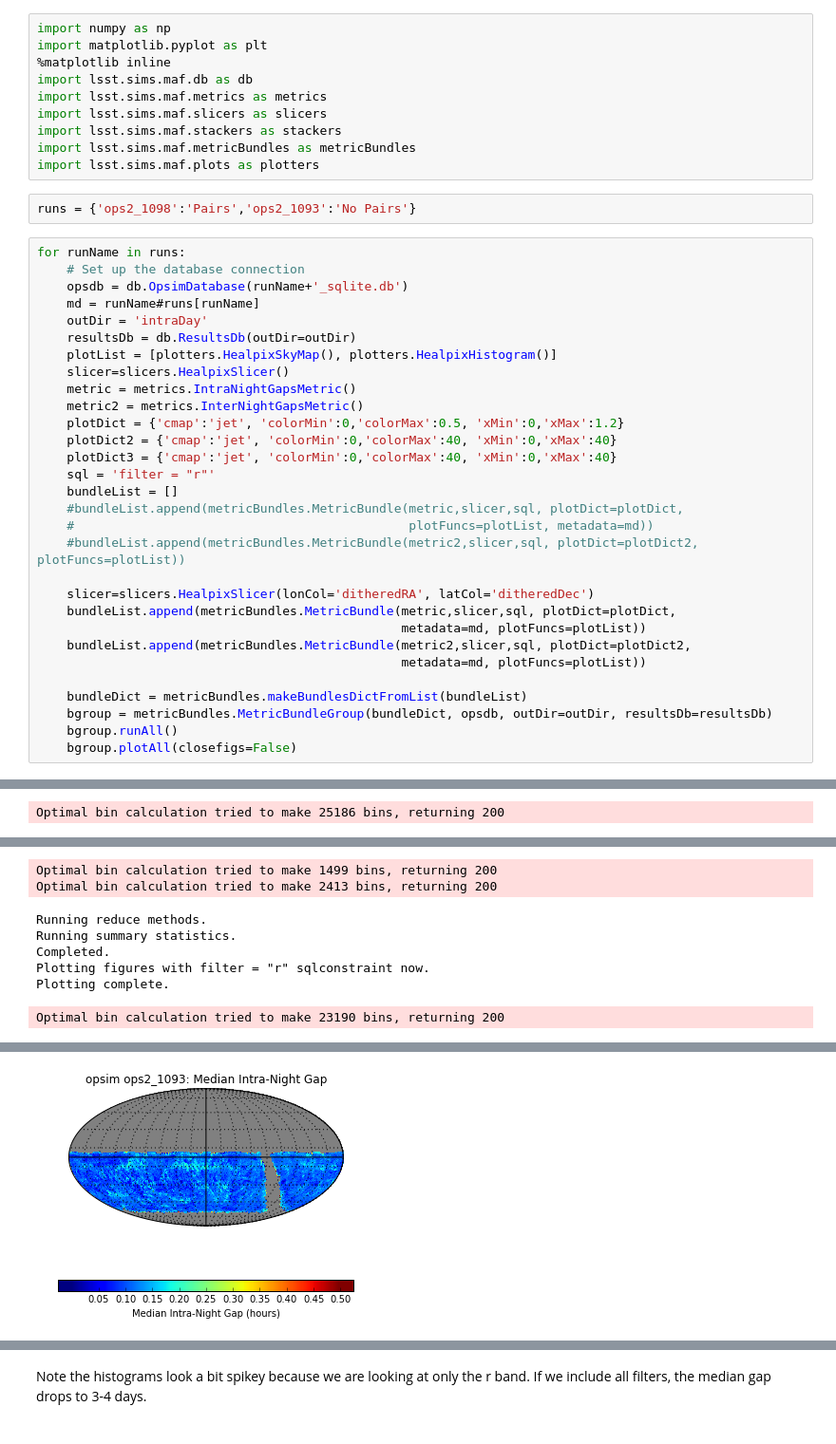
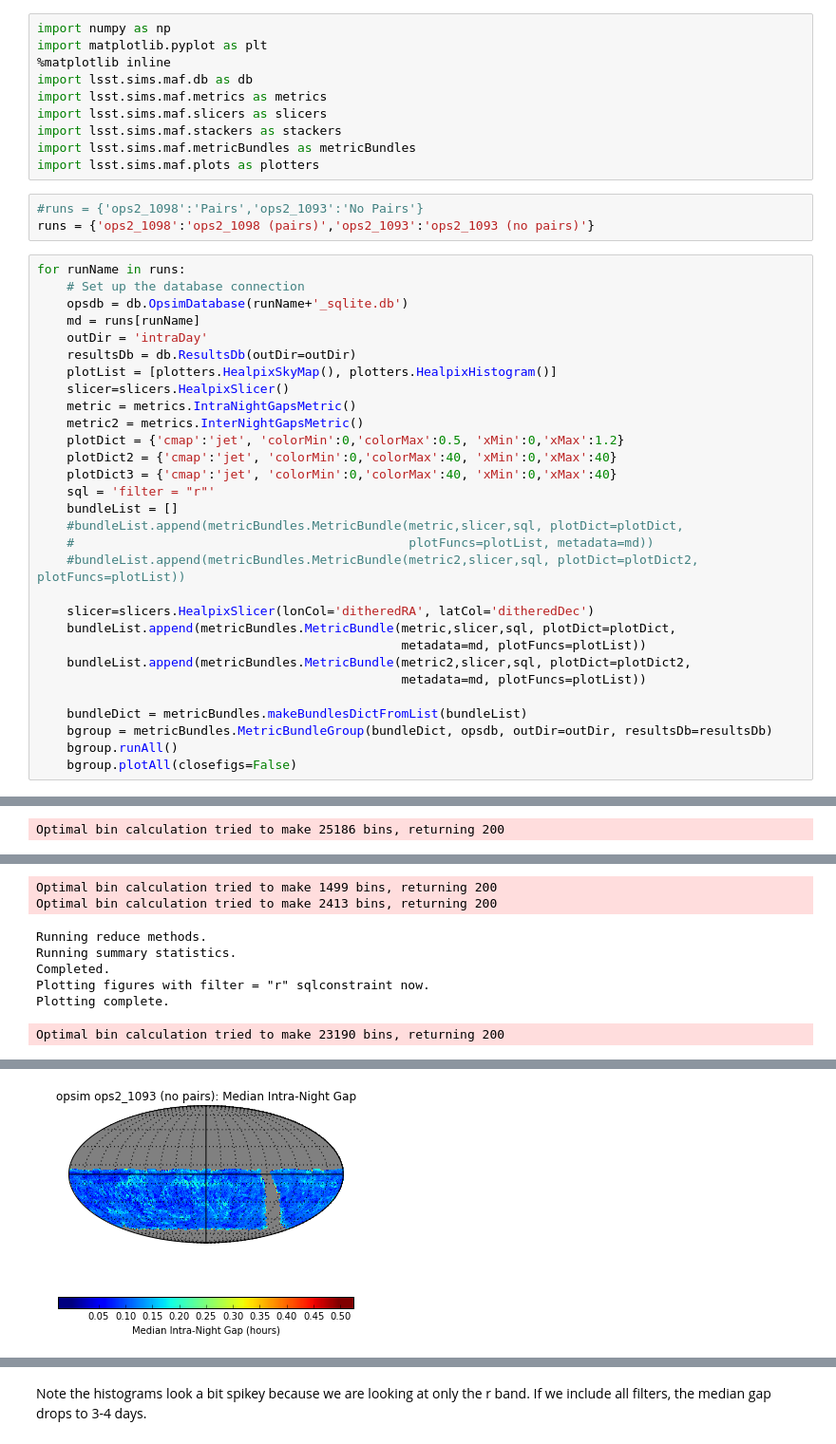
Before and after one commit to yoachim/ScratchStuff, a Jupyter notebook: notebooks/pairtesting.ipynb, the cells around one changed output, grey strips where cells are left out. Shown at 95% size. Drawn from its saved outputs; the diff is of its cells as text.

```diff
--- a/notebooks/pairtesting.ipynb
+++ b/notebooks/pairtesting.ipynb
@@ -14,12 +14,13 @@ import lsst.sims.maf.stackers as stackers
 import lsst.sims.maf.metricBundles as metricBundles
 import lsst.sims.maf.plots as plotters
 # %%
-runs = {'ops2_1098':'Pairs','ops2_1093':'No Pairs'}
+#runs = {'ops2_1098':'Pairs','ops2_1093':'No Pairs'}
+runs = {'ops2_1098':'ops2_1098 (pairs)','ops2_1093':'ops2_1093 (no pairs)'}
 # %%
 for runName in runs:
     # Set up the database connection
     opsdb = db.OpsimDatabase(runName+'_sqlite.db')
-    md = runName#runs[runName]
+    md = runs[runName]
     outDir = 'intraDay'
     resultsDb = db.ResultsDb(outDir=outDir)
     plotList = [plotters.HealpixSkyMap(), plotters.HealpixHistogram()]
@@ -79 +80 @@ Optimal bin calculation tried to make 23190 bins, returning 200
-[figure, old version]
+[figure, new version]
```
Also changed, not shown: parts of 5 cells of this notebook, 1 other file.
